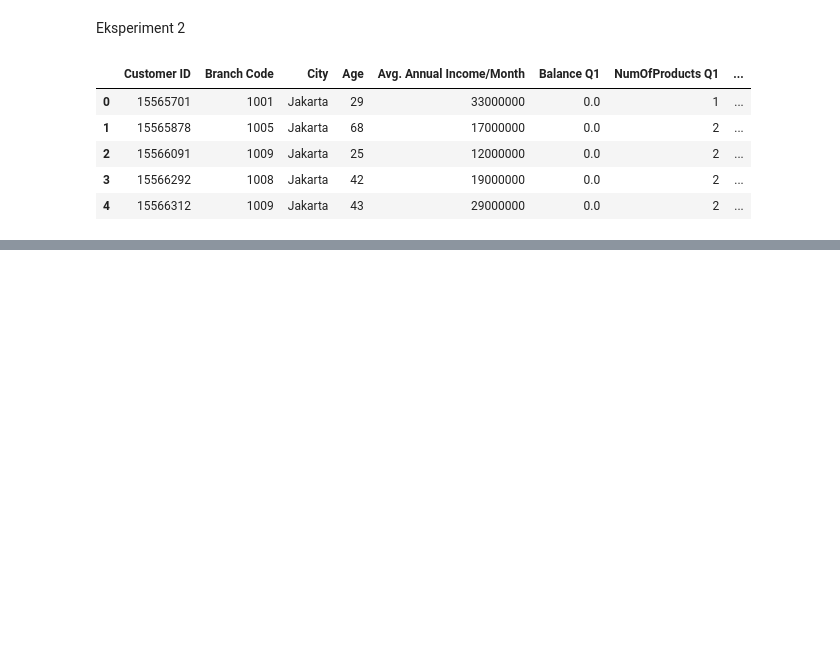
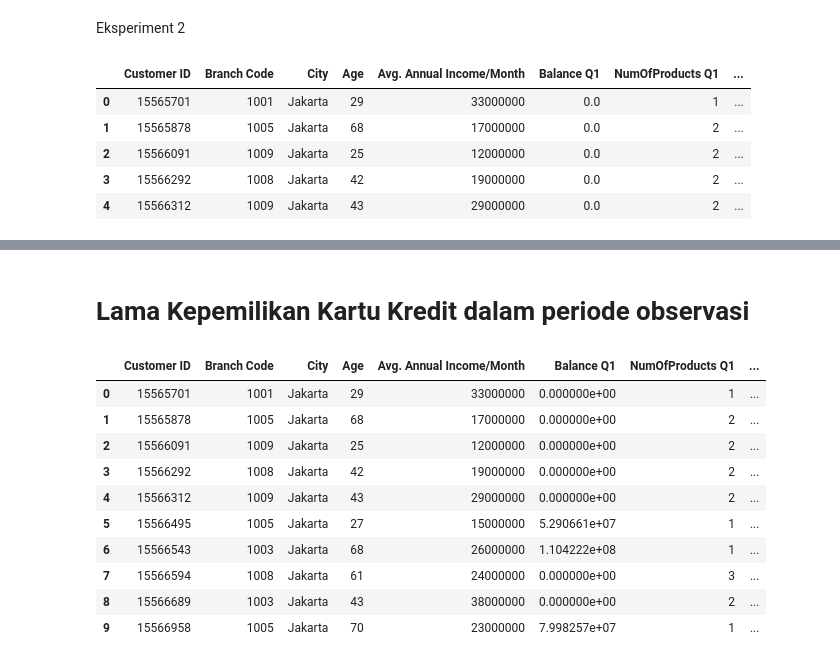
Before and after one commit to Aldistwn29/Data_analysis, a Jupyter notebook: ProjekFinansial.ipynb, the cells around one changed output, grey strips where cells are left out. Cells and saved outputs as stored; diff of their text form; code cells hidden in the pictures; blank space fills up the shorter version.

```diff
--- a/ProjekFinansial.ipynb
+++ b/ProjekFinansial.ipynb
@@ -284,7 +285,7 @@ Melihat periode nasabah aktif dalam scope observasi:
 # %% [markdown]
 Ekeperiment 1
 # %%
-df1['Active Month'] = (df1["ActiveMember Q1"] + df1["ActiveMember Q2"] + df1["ActiveMember Q3"] + df1["ActiveMember Q4"])*3
+df1['Active Months'] = (df1["ActiveMember Q1"] + df1["ActiveMember Q2"] + df1["ActiveMember Q3"] + df1["ActiveMember Q4"])*3
 # %%
 df1.head()
 # %% [output]
@@ -309,0 +316,2 @@ df2.head()
+# %%
+df1['Diff PH'] = df1["NumOfProducts Q4"] - df1["NumOfProducts Q1"]
@@ -309,0 +340,29 @@ df2.head()
+# %% [markdown]
+# **Lama Kepemilikan Kartu Kredit dalam periode observasi**
+# %%
+def assign_cr1(df):
+    if df["HasCrCard Q1"] == 1:
+        return 12
+    elif df["HasCrCard Q2"] == 1:
+        return 9
+    elif df["HasCrCard Q3"] == 1:
+        return 6
+    else:
+        return 3
+    return np.nan
+# %%
+df1["Vintage_CR"] = df1.apply(assign_cr1, axis=1)
+# %%
+df1.head(10)
+# %% [output]
+|  | Customer ID | Branch Code | City | Age | Avg. Annual Income/Month | Balance Q1 | NumOfProducts Q1 | ... |
+| 0 | 15565701 | 1001 | Jakarta | 29 | 33000000 | 0.000000e+00 | 1 | ... |
+| 1 | 15565878 | 1005 | Jakarta | 68 | 17000000 | 0.000000e+00 | 2 | ... |
+| 2 | 15566091 | 1009 | Jakarta | 25 | 12000000 | 0.000000e+00 | 2 | ... |
+| 3 | 15566292 | 1008 | Jakarta | 42 | 19000000 | 0.000000e+00 | 2 | ... |
+| 4 | 15566312 | 1009 | Jakarta | 43 | 29000000 | 0.000000e+00 | 2 | ... |
+| 5 | 15566495 | 1005 | Jakarta | 27 | 15000000 | 5.290661e+07 | 1 | ... |
+| 6 | 15566543 | 1003 | Jakarta | 68 | 26000000 | 1.104222e+08 | 1 | ... |
+| 7 | 15566594 | 1008 | Jakarta | 61 | 24000000 | 0.000000e+00 | 3 | ... |
+| 8 | 15566689 | 1003 | Jakarta | 43 | 38000000 | 0.000000e+00 | 2 | ... |
+| 9 | 15566958 | 1005 | Jakarta | 70 | 23000000 | 7.998257e+07 | 1 | ... |
```
Also changed, not shown: parts of 80 cells of this notebook.
